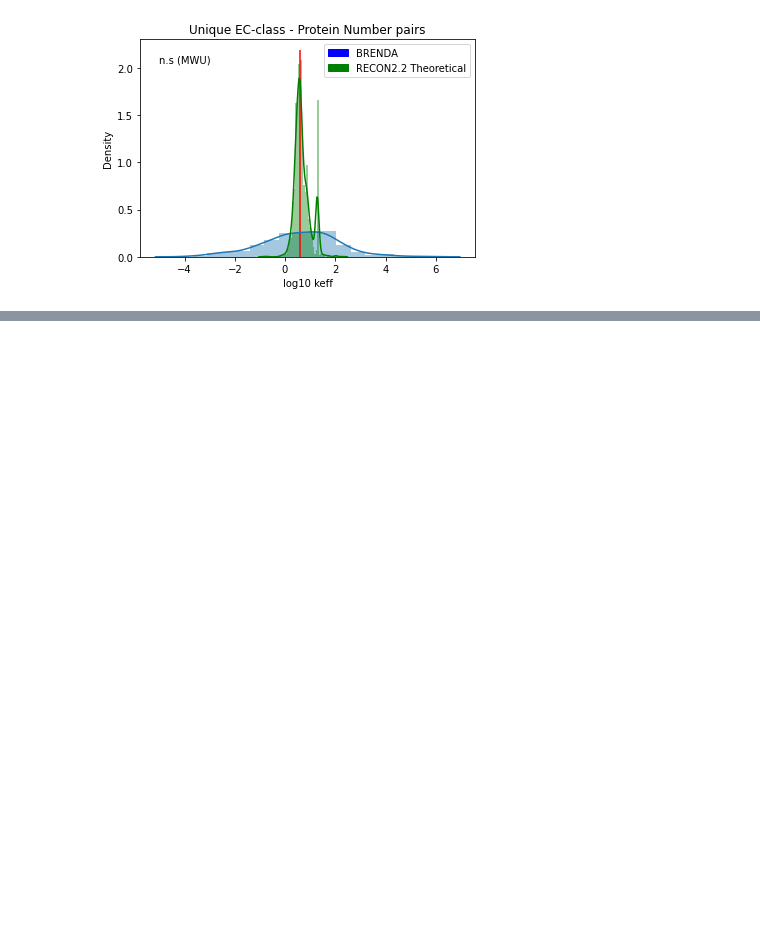
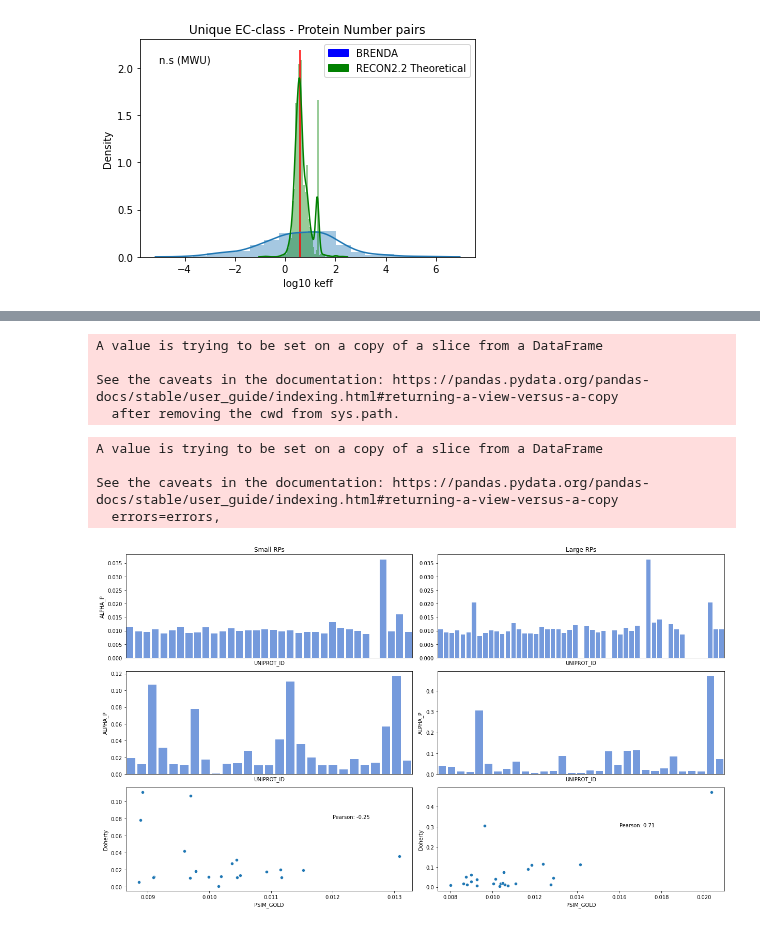
Before and after one commit to hmbaghdassarian/human_me, a Jupyter notebook: notebooks/preanalyses/enzyme_turnover.ipynb, the cells around one changed output, grey strips where cells are left out. Saved outputs shown, nothing was run; the diff lists cells and outputs as text; code cells hidden in the pictures; blank space fills up the shorter version.

Commit message:
confirm ribosome degradation rates

```diff
--- a/notebooks/preanalyses/enzyme_turnover.ipynb
+++ b/notebooks/preanalyses/enzyme_turnover.ipynb
@@ -110,0 +113,6 @@ plt.savefig(local_data_path + 'figures/enzyme_turnover_distribution_v_theoretica
+# %%
+import pandas as pd
+psim_gold = pd.read_hdf('/data2/hratch/human_me/build/psim_gold.h5')
+
+data_url = 'https://raw.githubusercontent.com/hmbaghdassarian/human_me_data/master/'
+build_files_url = data_url + 'build/'
@@ -110,0 +182,61 @@ plt.savefig(local_data_path + 'figures/enzyme_turnover_distribution_v_theoretica
+# %%
+dfs = [rs, rl, doherty_rs, doherty_rl]
+
+for df in dfs:
+    df.sort_values(by = 'UNIPROT_ID', inplace = True)
+    df.set_index('UNIPROT_ID', drop = False, inplace = True)
+
+rbps = pd.concat([rs,rl])
+doherty_rbps = pd.concat([doherty_rs,doherty_rl])
+# %% [output]
+A value is trying to be set on a copy of a slice from a DataFrame
+
+See the caveats in the documentation: https://pandas.pydata.org/pandas-docs/stable/user_guide/indexing.html#returning-a-view-versus-a-copy
+  after removing the cwd from sys.path.
+# %%
+fig, ax = plt.subplots(ncols=2, nrows = 3, figsize = (17,10))
+
+g1 = sns.barplot(data = rs, x = 'UNIPROT_ID', y = 'ALPHA_P', ax = ax[0, 0], color = 'cornflowerblue')
+g2 = sns.barplot(data = rl, x = 'UNIPROT_ID', y = 'ALPHA_P', ax = ax[0,1], color = 'cornflowerblue')
+
+titles = ['Small RPs', 'Large RPs']
+ax[0,1].set_ylabel('')
+
+g3 = sns.barplot(data = doherty_rs, x = 'UNIPROT_ID', y = 'ALPHA_P', ax = ax[1, 0], color = 'cornflowerblue')
+g4 = sns.barplot(data = doherty_rl, x = 'UNIPROT_ID', y = 'ALPHA_P', ax = ax[1,1], color = 'cornflowerblue')
+
+for df in [rs, rl]:
+    df.rename(columns = {'ALPHA_P': 'PSIM_GOLD'}, inplace = True)
+for df in [doherty_rs, doherty_rl]:
+    df.rename(columns = {'ALPHA_P': 'Doherty'}, inplace = True)
+rs_both = pd.concat([doherty_rs, rs], axis = 1)
+rl_both = pd.concat([doherty_rl, rl], axis = 1)
+
+rs_both_filtered = rs_both[rs_both.PSIM_GOLD.notna() & rs_both.Doherty.notna()]
+rs_r = pearsonr(rs_both_filtered.PSIM_GOLD, rs_both_filtered.Doherty)[0]
+
+rl_both_filtered = rl_both[rl_both.PSIM_GOLD.notna() & rl_both.Doherty.notna()]
+rl_r = pearsonr(rl_both_filtered.PSIM_GOLD, rl_both_filtered.Doherty)[0]
+
+g5 = sns.scatterplot(data = rs_both, x = 'PSIM_GOLD', y = 'Doherty', ax = ax[2, 0])
+g6 = sns.scatterplot(data = rl_both, x = 'PSIM_GOLD', y = 'Doherty', ax = ax[2, 1])
+ax[2,0].annotate('Pearson: {:.2f}'.format(rs_r), xy = (0.012, 0.08))
+ax[2,1].annotate('Pearson: {:.2f}'.format(rl_r), xy = (0.016, 0.3))
+
+
+
+for i in range(2):
+    ax[0, i].set_title(titles[i])
+    for j in range(2):
+        ax[j, i].set_xticks([])
+
+plt.tight_layout()
+
+for ext in ['.png', '.svg', '.pdf']:
+    plt.savefig('/data2/hratch/human_me/' + 'figures/ribosome_halflives' + ext)
+# %% [output]
+A value is trying to be set on a copy of a slice from a DataFrame
+
+See the caveats in the documentation: https://pandas.pydata.org/pandas-docs/stable/user_guide/indexing.html#returning-a-view-versus-a-copy
+  errors=errors,
+[figure, added]
```
Also changed, not shown: parts of 3 cells of this notebook.
